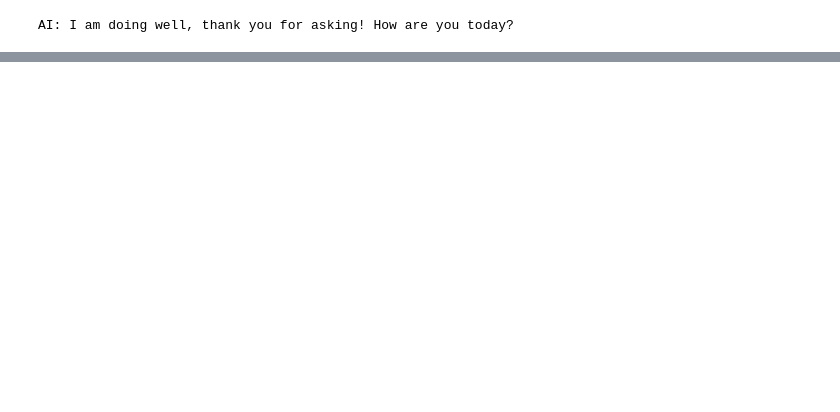
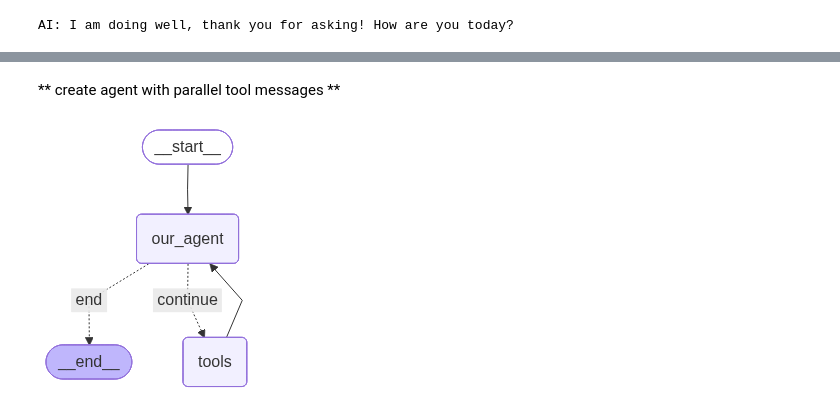
Before and after one commit to zkzkGamal/Agentic-AI-Tutorial, a Jupyter notebook: Chapter4/chapter4-code.ipynb, the cells around one changed output, grey strips where cells are left out. Cells and saved outputs as stored; diff of their text form; code cells hidden in the pictures; blank space fills up the shorter version.

```diff
--- a/Chapter4/chapter4-code.ipynb
+++ b/Chapter4/chapter4-code.ipynb
@@ -106,0 +310,20 @@ AI: I am doing well, thank you for asking! How are you today?
+# %% [markdown]
+** create agent with parallel tool messages **
+# %%
+model = ChatOpenAI(name="gpt-4o-mini", temperature=0.5, api_key=openai_api_key)
+model_with_tools = model.bind_tools(tools)
+# %%
+def model_call(state: AgentState) -> dict:
+    system_prompt = SystemMessage(
+        content="You are a helpful math assistant. "
+                "Use the provided tools when you need to calculate. "
+                "Always think step-by-step before deciding to use a tool or answer."
+    )
+    response = model_with_tools.invoke([system_prompt] + state["messages"])
+    return {"messages": [response]}
+# %%
+def should_continue(state: AgentState) -> str:
+    last_message = state["messages"][-1]
+    if not last_message.tool_calls:
+        return "end"
+    return "continue"
@@ -106,0 +358,26 @@ AI: I am doing well, thank you for asking! How are you today?
+# %%
+graph = StateGraph(AgentState)
+
+graph.add_node("our_agent", model_call)
+graph.add_node("tools", parallel_tool_handler)
+
+graph.add_edge(START, "our_agent")
+
+# Conditional after agent
+graph.add_conditional_edges(
+    "our_agent",
+    should_continue,
+    {
+        "continue": "tools",
+        "end":      END,
+    },
+)
+
+graph.add_edge("tools", "our_agent")
+
+app = graph.compile()
+# %%
+from IPython.display import Image , display
+display(Image(app.get_graph().draw_mermaid_png()))
+# %% [output]
+[figure, added]
```
Also changed, not shown: parts of 83 cells of this notebook, 6 other files.
